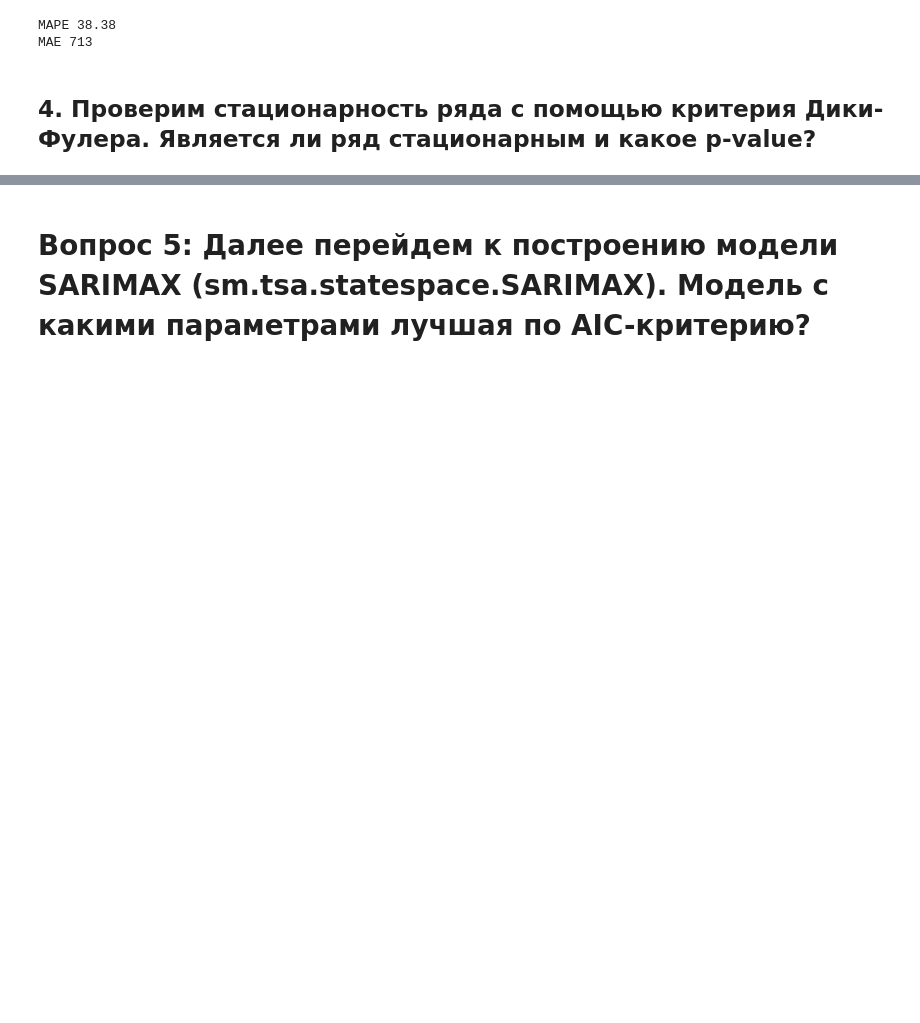
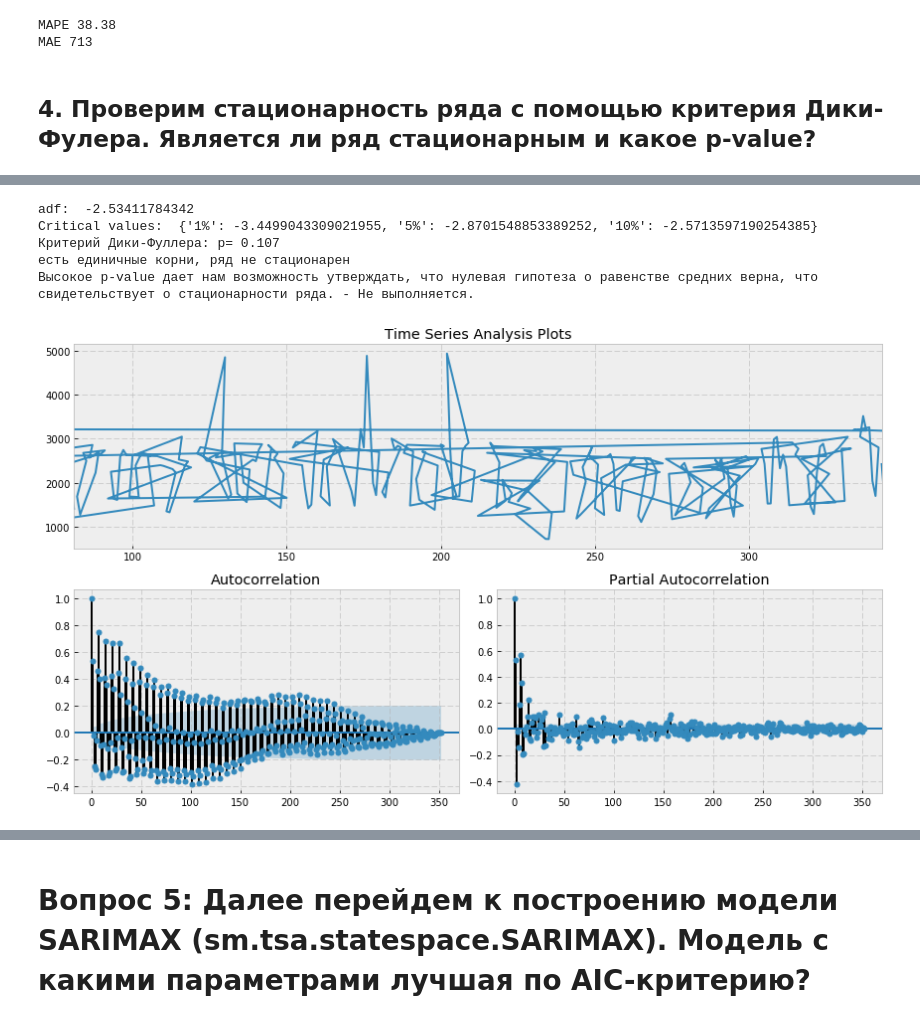
Before and after one commit to sergeybelov/open-machine-learning-cource, a Jupyter notebook: 9_week.ipynb, the cells around one changed output, grey strips where cells are left out. Saved outputs shown, nothing was run; the diff lists cells and outputs as text; code cells hidden in the pictures; blank space fills up the shorter version.

```diff
--- a/9_week.ipynb
+++ b/9_week.ipynb
@@ -172,0 +117,44 @@ dtype: float64
+# %%
+import matplotlib.pyplot as plt
+import statsmodels.tsa.api as smt
+import statsmodels.api as sm
+%matplotlib inline
+
+def tsplot(y, lags=None, figsize=(12, 7), style='bmh'):
+    if not isinstance(y, pd.Series):
+        y = pd.Series(y)
+    with plt.style.context(style):
+        fig = plt.figure(figsize=figsize)
+        layout = (2, 2)
+        ts_ax = plt.subplot2grid(layout, (0, 0), colspan=2)
+        acf_ax = plt.subplot2grid(layout, (1, 0))
+        pacf_ax = plt.subplot2grid(layout, (1, 1))
+
+        y.plot(ax=ts_ax)
+        ts_ax.set_title('Time Series Analysis Plots')
+        smt.graphics.plot_acf(y, lags=lags, ax=acf_ax, alpha=0.5)
+        smt.graphics.plot_pacf(y, lags=lags, ax=pacf_ax, alpha=0.5)
+
+        vals=sm.tsa.stattools.adfuller(y)
+        print('adf: ', vals[0])
+        print('Critical values: ', vals[4])
+        print("Критерий Дики-Фуллера: p=", round(vals[1],3))
+
+        if vals[0]> vals[4]['5%']:
+            print ('есть единичные корни, ряд не стационарен')
+        else:
+            print ('единичных корней нет, ряд стационарен')
+        print('Высокое p-value дает нам возможность утверждать, что нулевая гипотеза о равенстве средних верна, что свидетельствует о стационарности ряда. - Не выполняется.')
+
+        plt.tight_layout()
+    return
+
+
+tsplot(train_df.y)
+# %% [output]
+adf:  -2.53411784342
+Critical values:  {'1%': -3.4499043309021955, '5%': -2.8701548853389252, '10%': -2.5713597190254385}
+Критерий Дики-Фуллера: p= 0.107
+есть единичные корни, ряд не стационарен
+Высокое p-value дает нам возможность утверждать, что нулевая гипотеза о равенстве средних верна, что свидетельствует о стационарности ряда. - Не выполняется.
+[figure, added]
```
Also changed, not shown: parts of 12 cells of this notebook.
